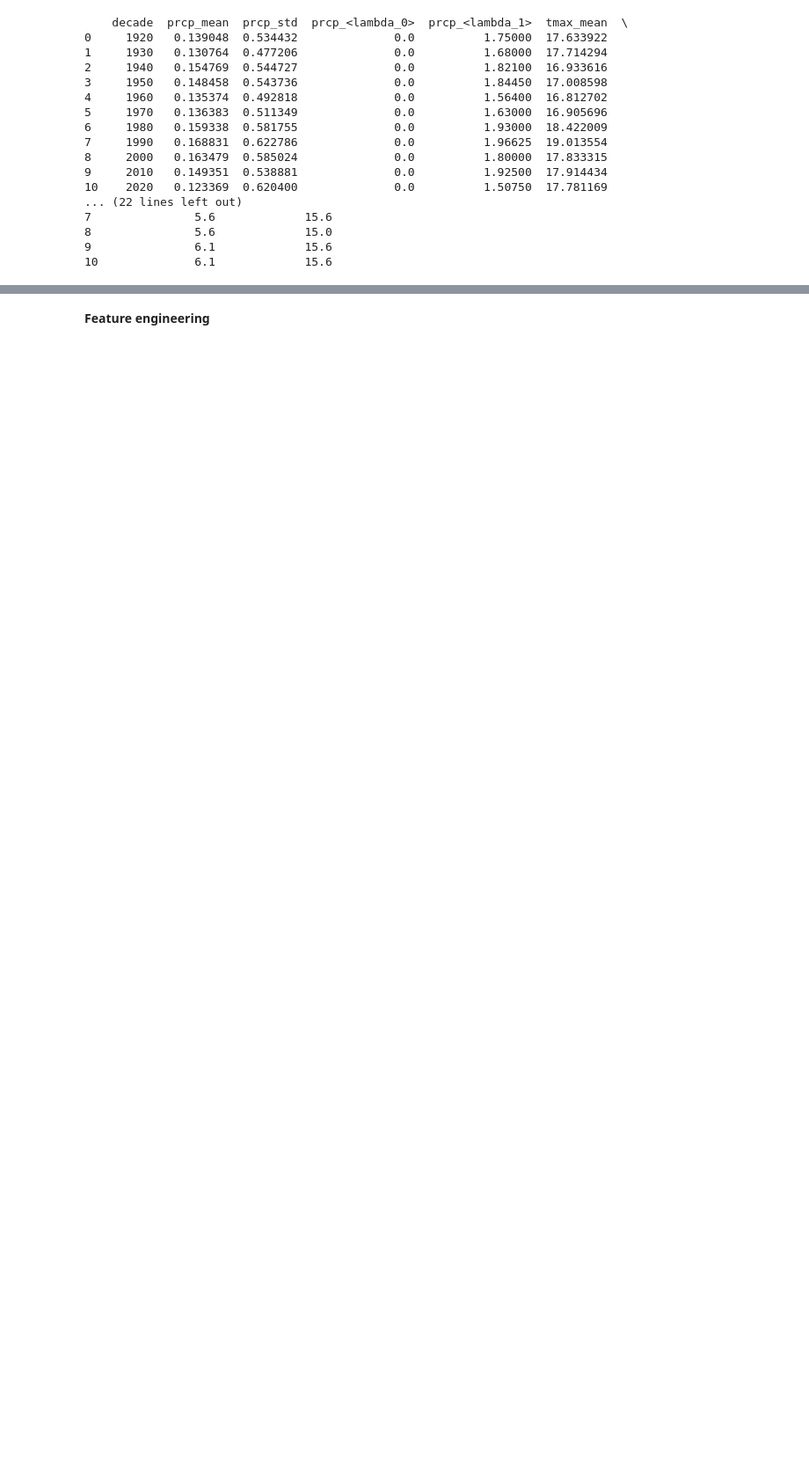
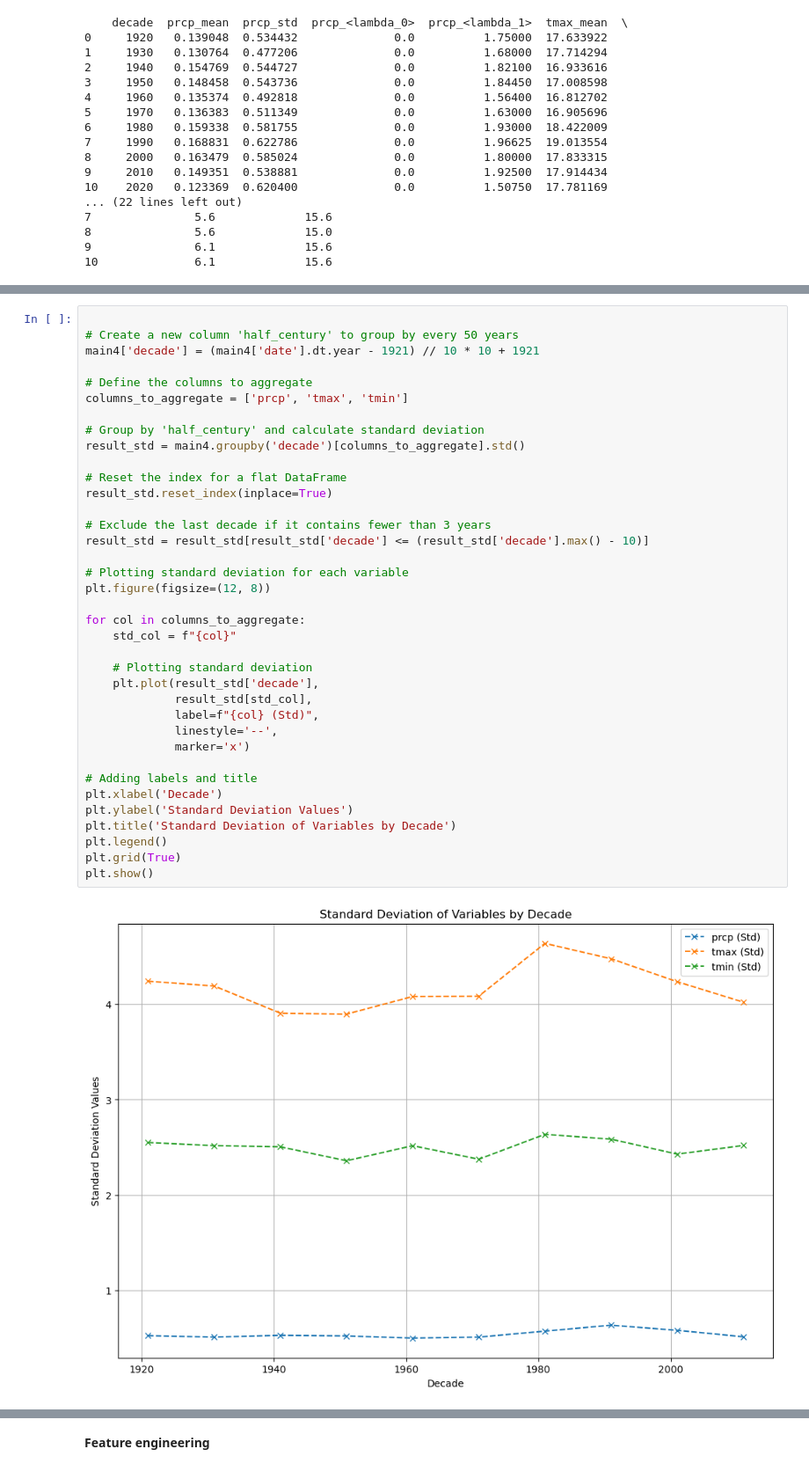
Before and after one commit to sumatepru/sf_climate_projection, a Jupyter notebook: code_for_daily_data.ipynb, the cells around one changed output, grey strips where cells are left out. Shown: that part at 88% size. Drawn from its saved outputs; the diff is of its cells as text; blank space fills up the shorter version.

```diff
--- a/code_for_daily_data.ipynb
+++ b/code_for_daily_data.ipynb
@@ -762,0 +515,39 @@ plt.show()
+# %%
+
+# Create a new column 'half_century' to group by every 50 years
+main4['decade'] = (main4['date'].dt.year - 1921) // 10 * 10 + 1921
+
+# Define the columns to aggregate
+columns_to_aggregate = ['prcp', 'tmax', 'tmin']
+
+# Group by 'half_century' and calculate standard deviation
+result_std = main4.groupby('decade')[columns_to_aggregate].std()
+
+# Reset the index for a flat DataFrame
+result_std.reset_index(inplace=True)
+
+# Exclude the last decade if it contains fewer than 3 years
+result_std = result_std[result_std['decade'] <= (result_std['decade'].max() - 10)]
+
+# Plotting standard deviation for each variable
+plt.figure(figsize=(12, 8))
+
+for col in columns_to_aggregate:
+    std_col = f"{col}"
+
+    # Plotting standard deviation
+    plt.plot(result_std['decade'],
+             result_std[std_col],
+             label=f"{col} (Std)",
+             linestyle='--',
+             marker='x')
+
+# Adding labels and title
+plt.xlabel('Decade')
+plt.ylabel('Standard Deviation Values')
+plt.title('Standard Deviation of Variables by Decade')
+plt.legend()
+plt.grid(True)
+plt.show()
+# %% [output]
+[figure, added]
```
Also changed, not shown: parts of 14 cells of this notebook.
